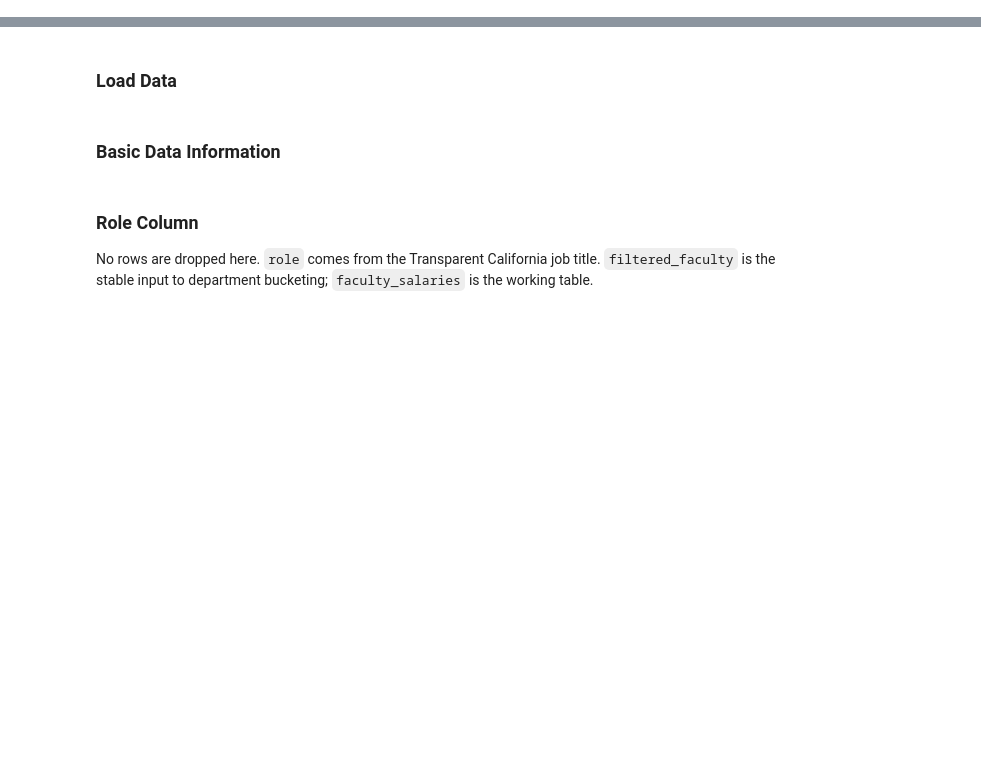
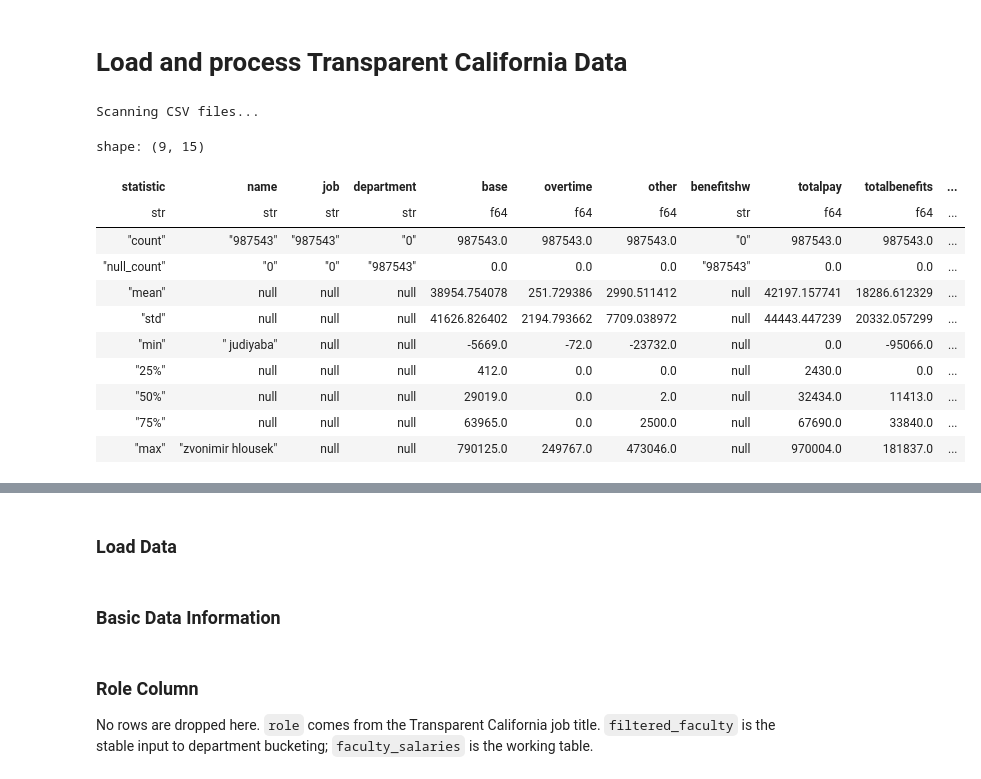
Before and after one commit to CSC4693-Fall-2026/CSC4693, a Jupyter notebook: data-pipline/USE_THIS_CSU_Pipeline.ipynb, the cells around one changed output, grey strips where cells are left out. Saved outputs shown, nothing was run; the diff lists cells and outputs as text; code cells hidden in the pictures; blank space fills up the shorter version.

```diff
--- a/processing/faculty/USE_THIS_CSU_Pipeline.ipynb
+++ b/data-pipline/USE_THIS_CSU_Pipeline.ipynb
@@ -0,0 +1,62 @@
+# %% [markdown]
+# Load and process Transparent California Data
+# %%
+# Lossless data processing for provided downloaded from Transparent Califronia
+
+import polars as pl
+
+print("Scanning CSV files...")
+
+# Numerical cols
+financial_cols = [
+    "base", "overtime", "other", "totalpay", "totalbenefits",
+    "totalpaybenefits"
+]
+
+df = pl.scan_csv(
+    "../data/raw/tc_raw/**/*.csv",
+    include_file_paths="filepath"
+)
+# Empty Cols
+df = df.drop(['ual', 'benefitsee', 'benefitser', 'benefitsdc'], strict=False)
+
+# Helper function to currency text into Ints!
+def clean_currency(col_name):
+    return ( pl.col(col_name) .cast(pl.Int32, strict=False))
+
+df = df.rename(str.lower)
+
+# Apply typing and data transformations
+df = df.with_columns(
+    pl.selectors.string().str.to_lowercase()
+).with_columns(
+    # Get Year From Filename
+    pl.col("filepath").str.extract(r"-(\d{4})\.csv$", 1).cast(pl.Int16).alias("year"),
+
+    # Categorical cols
+    pl.col("job").cast(pl.Categorical),
+    pl.col("department").cast(pl.Categorical),
+
+    # Clean and cast all financial columns
+    *[clean_currency(col) for col in financial_cols]
+)
+
+df = df.drop(["filepath"])
+
+df = df.drop_nulls(subset=["name"])
+
+df.describe()
+# %% [output]
+Scanning CSV files...
+shape: (9, 15)
+| statistic | name | job | department | base | overtime | other | benefitshw | totalpay | totalbenefits | ... |
+| str | str | str | str | f64 | f64 | f64 | str | f64 | f64 | ... |
+| "count" | "987543" | "987543" | "0" | 987543.0 | 987543.0 | 987543.0 | "0" | 987543.0 | 987543.0 | ... |
+| "null_count" | "0" | "0" | "987543" | 0.0 | 0.0 | 0.0 | "987543" | 0.0 | 0.0 | ... |
+| "mean" | null | null | null | 38954.754078 | 251.729386 | 2990.511412 | null | 42197.157741 | 18286.612329 | ... |
+| "std" | null | null | null | 41626.826402 | 2194.793662 | 7709.038972 | null | 44443.447239 | 20332.057299 | ... |
+| "min" | " judiyaba" | null | null | -5669.0 | -72.0 | -23732.0 | null | 0.0 | -95066.0 | ... |
+| "25%" | null | null | null | 412.0 | 0.0 | 0.0 | null | 2430.0 | 0.0 | ... |
+| "50%" | null | null | null | 29019.0 | 0.0 | 2.0 | null | 32434.0 | 11413.0 | ... |
+| "75%" | null | null | null | 63965.0 | 0.0 | 2500.0 | null | 67690.0 | 33840.0 | ... |
+| "max" | "zvonimir hlousek" | null | null | 790125.0 | 249767.0 | 473046.0 | null | 970004.0 | 181837.0 | ... |
```
Also changed, not shown: parts of 12 cells of this notebook, 5 other files.
